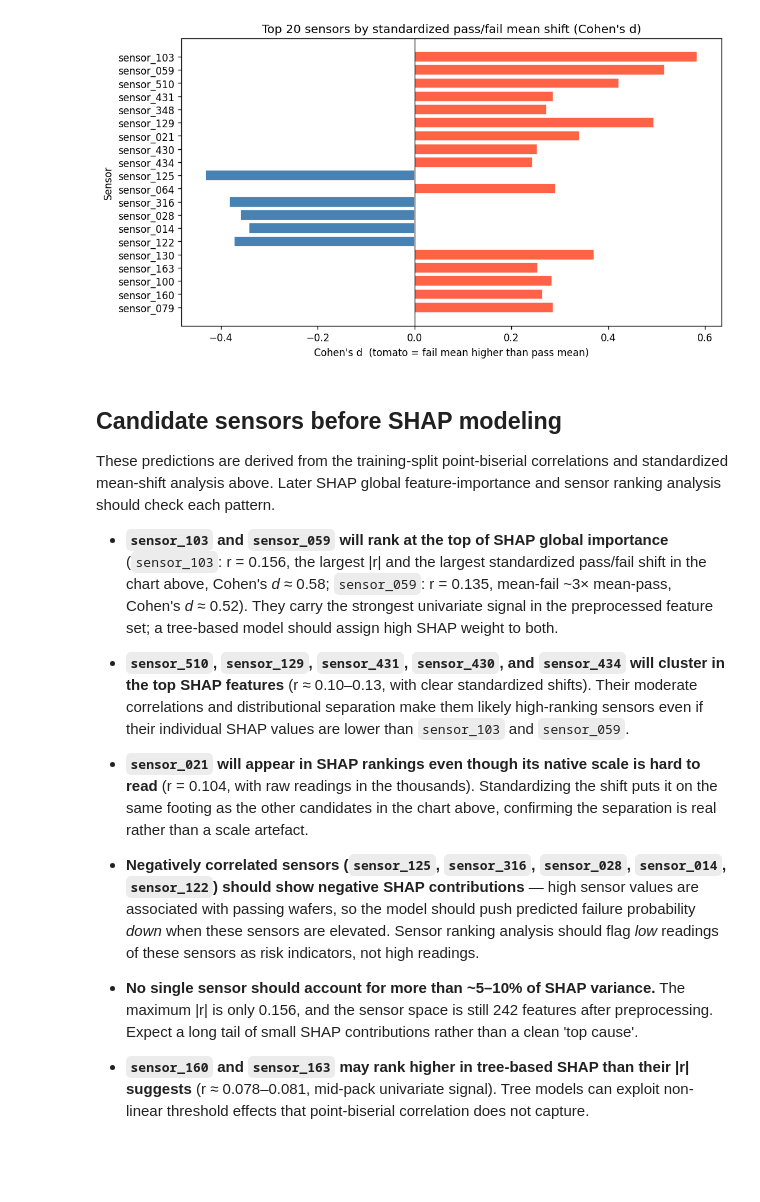
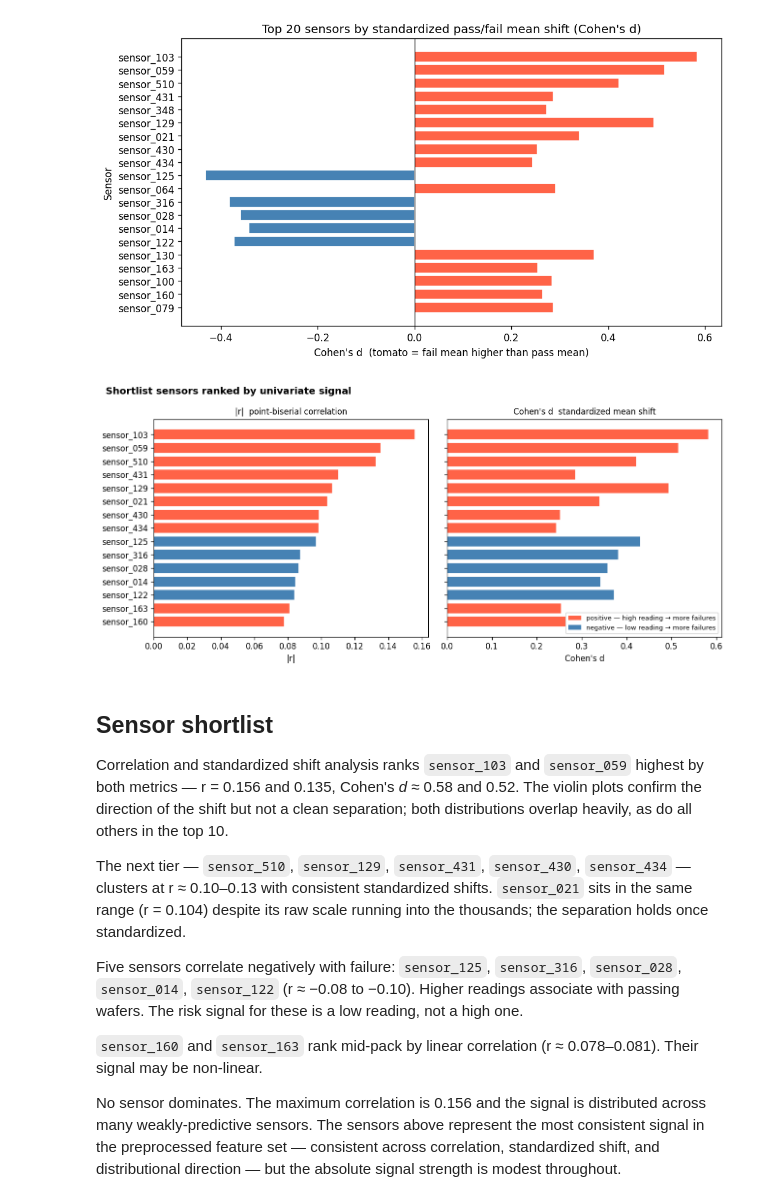
Before and after one commit to virgil-castillo/semiconductor-yield-root-cause, a Jupyter notebook: notebooks/02_sensor_shortlist.ipynb, the cells around one changed output. Cells and saved outputs as stored; diff of their text form; code cells hidden in the pictures; blank space fills up the shorter version.

```diff
--- a/notebooks/02_eda_yield_patterns.ipynb
+++ b/notebooks/02_sensor_shortlist.ipynb
@@ -227,19 +231,54 @@ ax.set_ylabel("Sensor")
 plt.tight_layout()
 # %% [output]
 [figure]
+# %%
+SHORTLIST: list[str] = [
+    "sensor_103", "sensor_059", "sensor_510", "sensor_431", "sensor_129",
+    "sensor_021", "sensor_430", "sensor_434",
+    "sensor_125", "sensor_316", "sensor_028", "sensor_014", "sensor_122",
+    "sensor_163", "sensor_160",
+]
+
+sl: pd.DataFrame = (
+    summary_df[summary_df["sensor"].isin(SHORTLIST)]
+    .assign(abs_r=lambda d: d["r"].abs(), abs_d=lambda d: d["cohens_d"].abs())
+    .sort_values("abs_r", ascending=True)
+)
+colors: list[str] = ["tomato" if r > 0 else "steelblue" for r in sl["r"]]
+
+fig, (ax_r, ax_d) = plt.subplots(1, 2, figsize=(11, 5), sharey=True)
+
+ax_r.barh(sl["sensor"], sl["abs_r"], color=colors, edgecolor="white")
+ax_r.set_title("|r|  point-biserial correlation", fontsize=10)
+ax_r.set_xlabel("|r|")
+
+ax_d.barh(sl["sensor"], sl["abs_d"], color=colors, edgecolor="white")
+ax_d.set_title("Cohen's d  standardized mean shift", fontsize=10)
+ax_d.set_xlabel("Cohen's d")
+
+from matplotlib.patches import Patch
+ax_d.legend(
+    handles=[
+        Patch(facecolor="tomato", label="positive — high reading → more failures"),
+        Patch(facecolor="steelblue", label="negative — low reading → more failures"),
+    ],
+    fontsize=8,
+    loc="lower right",
+)
+
+fig.suptitle("Shortlist sensors ranked by univariate signal", weight="bold", x=0.02, ha="left")
+plt.tight_layout()
+# %% [output]
+[figure, added]
 # %% [markdown]
-## Candidate sensors before SHAP modeling
+## Sensor shortlist
 
-These predictions are derived from the training-split point-biserial correlations and standardized mean-shift analysis above. Later SHAP global feature-importance and sensor ranking analysis should check each pattern.
+Correlation and standardized shift analysis ranks `sensor_103` and `sensor_059` highest by both metrics — r = 0.156 and 0.135, Cohen's *d* ≈ 0.58 and 0.52. The violin plots confirm the direction of the shift but not a clean separation; both distributions overlap heavily, as do all others in the top 10.
 
-- **`sensor_103` and `sensor_059` will rank at the top of SHAP global importance** (`sensor_103`: r = 0.156, the largest |r| and the largest standardized pass/fail shift in the chart above, Cohen's *d* ≈ 0.58; `sensor_059`: r = 0.135, mean-fail ~3× mean-pass, Cohen's *d* ≈ 0.52). They carry the strongest univariate signal in the preprocessed feature set; a tree-based model should assign high SHAP weight to both.
+The next tier — `sensor_510`, `sensor_129`, `sensor_431`, `sensor_430`, `sensor_434` — clusters at r ≈ 0.10–0.13 with consistent standardized shifts. `sensor_021` sits in the same range (r = 0.104) despite its raw scale running into the thousands; the separation holds once standardized.
 
-- **`sensor_510`, `sensor_129`, `sensor_431`, `sensor_430`, and `sensor_434` will cluster in the top SHAP features** (r ≈ 0.10–0.13, with clear standardized shifts). Their moderate correlations and distributional separation make them likely high-ranking sensors even if their individual SHAP values are lower than `sensor_103` and `sensor_059`.
+Five sensors correlate negatively with failure: `sensor_125`, `sensor_316`, `sensor_028`, `sensor_014`, `sensor_122` (r ≈ −0.08 to −0.10). Higher readings associate with passing wafers. The risk signal for these is a low reading, not a high one.
 
-- **`sensor_021` will appear in SHAP rankings even though its native scale is hard to read** (r = 0.104, with raw readings in the thousands). Standardizing the shift puts it on the same footing as the other candidates in the chart above, confirming the separation is real rather than a scale artefact.
+`sensor_160` and `sensor_163` rank mid-pack by linear correlation (r ≈ 0.078–0.081). Their signal may be non-linear.
 
-- **Negatively correlated sensors (`sensor_125`, `sensor_316`, `sensor_028`, `sensor_014`, `sensor_122`) should show negative SHAP contributions** — high sensor values are associated with passing wafers, so the model should push predicted failure probability *down* when these sensors are elevated. Sensor ranking analysis should flag *low* readings of these sensors as risk indicators, not high readings.
-
-- **No single sensor should account for more than ~5–10% of SHAP variance.** The maximum |r| is only 0.156, and the sensor space is still 242 features after preprocessing. Expect a long tail of small SHAP contributions rather than a clean 'top cause'.
-
-- **`sensor_160` and `sensor_163` may rank higher in tree-based SHAP than their |r| suggests** (r ≈ 0.078–0.081, mid-pack univariate signal). Tree models can exploit non-linear threshold effects that point-biserial correlation does not capture.
+No sensor dominates. The maximum correlation is 0.156 and the signal is distributed across many weakly-predictive sensors. The sensors above represent the most consistent signal in the preprocessed feature set — consistent across correlation, standardized shift, and distributional direction — but the absolute signal strength is modest throughout.
```
Also changed, not shown: parts of 1 cell of this notebook, 2 other files.
